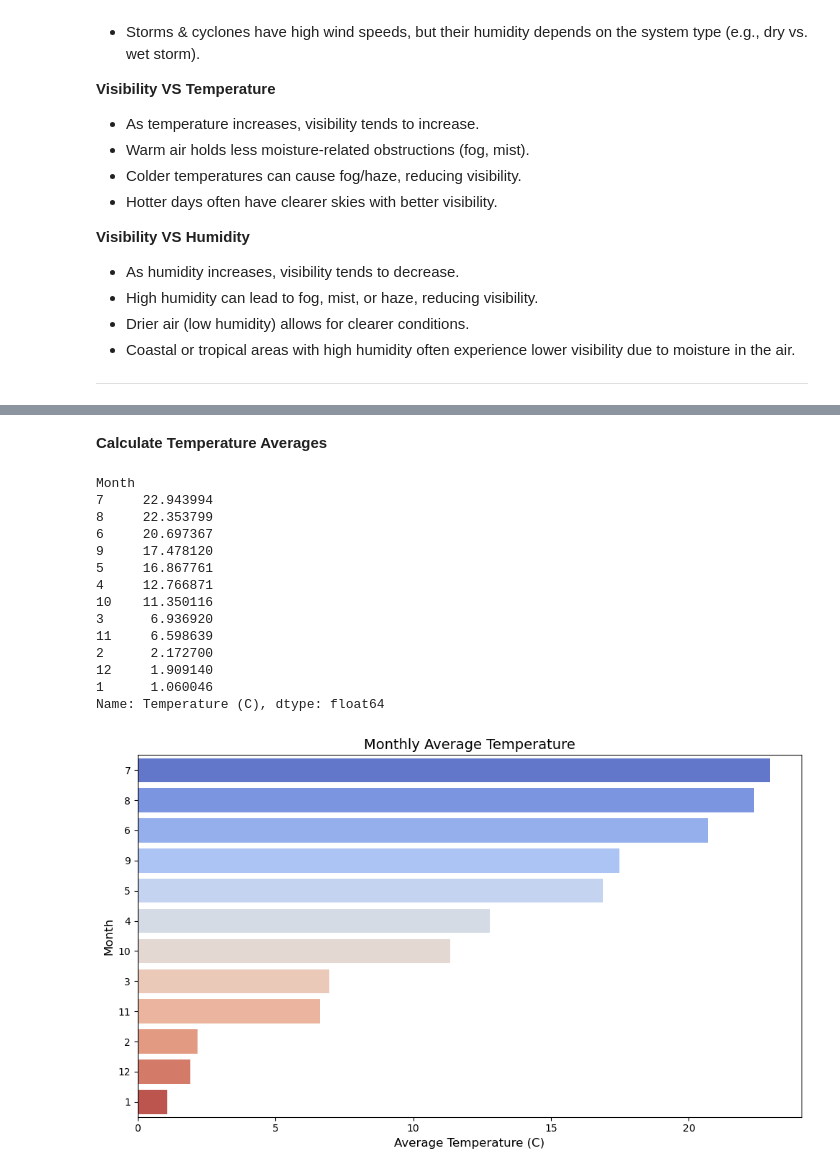
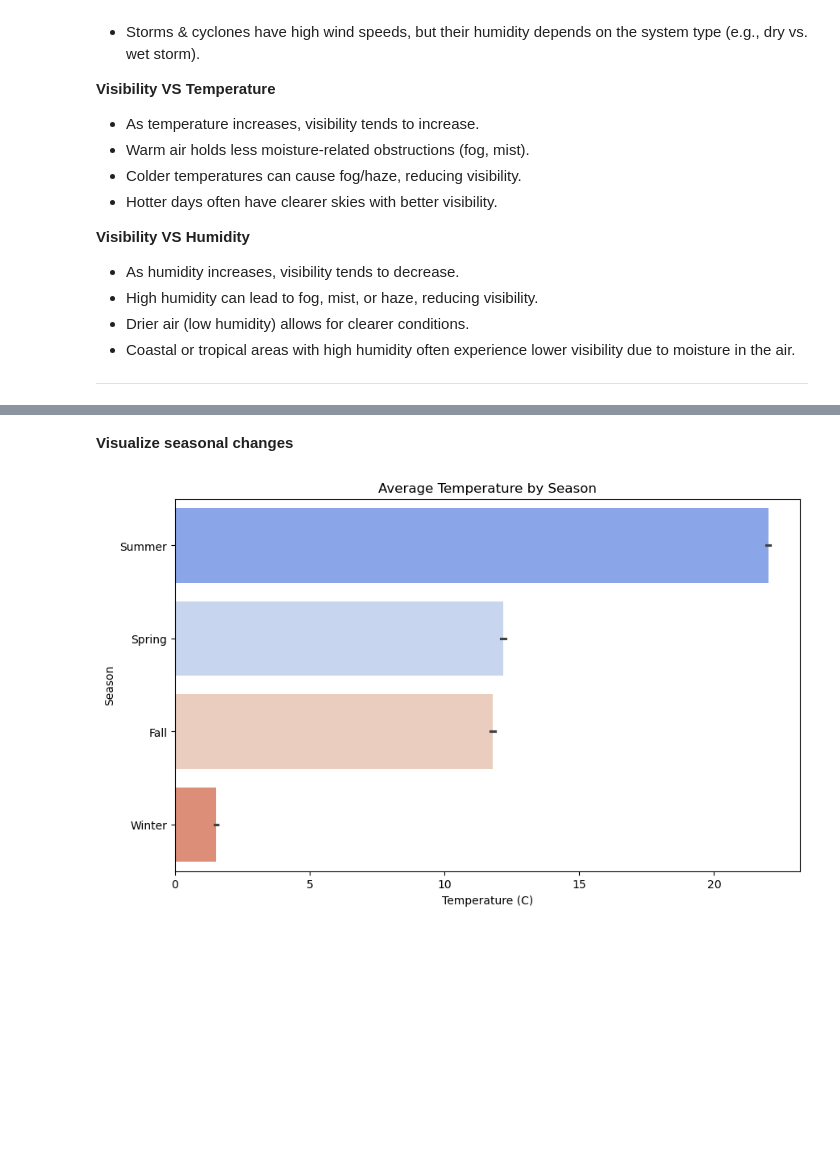
Before and after one commit to danisharain12/Exploratory-Data-Analysis-Projects, a Jupyter notebook: Weather Data Analysis/Weather_Data_Analysis.ipynb, the cells around one changed output, grey strips where cells are left out. Saved outputs shown, nothing was run; the diff lists cells and outputs as text; code cells hidden in the pictures; blank space fills up the shorter version.

```diff
--- a/Weather Data Analysis/Weather_Data_Analysis.ipynb
+++ b/Weather Data Analysis/Weather_Data_Analysis.ipynb
@@ -586,39 +577,18 @@ plt.show()
+# %% [markdown]
+**Visualize seasonal changes**
 # %%
 df['season'] = df['Month'] % 12 // 3 + 1
 season_mapping = {1: 'Winter', 2: 'Spring', 3: 'Summer', 4: 'Fall'}
 df['season'] = df['season'].map(season_mapping)
+
+season_order = df.groupby('season')['Temperature (C)'].mean().sort_values(ascending=False).index
+plt.figure(figsize=(10, 6))
+
+sns.barplot(data=df, y='season', x='Temperature (C)',
+            orient='h', order=season_order, palette='coolwarm')
+plt.title('Average Temperature by Season')
+plt.ylabel('Season')
+plt.xlabel('Temperature (C)')
+plt.show()
+# %% [output]
+[figure, added]
-# %% [markdown]
-**Calculate Temperature Averages**
-# %%
-monthly_avg_temp =df.groupby('Month')['Temperature (C)'].mean().sort_values(ascending=False)
-monthly_avg_temp
-# %% [output]
-Month
-7     22.943994
-8     22.353799
-6     20.697367
-9     17.478120
-5     16.867761
-4     12.766871
-10    11.350116
-3      6.936920
-11     6.598639
-2      2.172700
-12     1.909140
-1      1.060046
-Name: Temperature (C), dtype: float64
-# %%
-# Monthly Average Temperature
-monthly_avg_temp =df.groupby('Month')['Temperature (C)'].mean().sort_values(ascending=False)
-
-plt.figure(figsize=(10, 6))
-sns.barplot(y=monthly_avg_temp.index, x=monthly_avg_temp.values, order=monthly_avg_temp.index,
-            orient='h', palette='coolwarm')
-plt.title('Monthly Average Temperature', fontsize=14)
-plt.xlabel('Average Temperature (C)', fontsize=12)
-plt.ylabel('Month', fontsize=12)
-
-plt.tight_layout()
-plt.show()
-# %% [output]
-[figure, removed]
```
Also changed, not shown: parts of 22 cells of this notebook.
